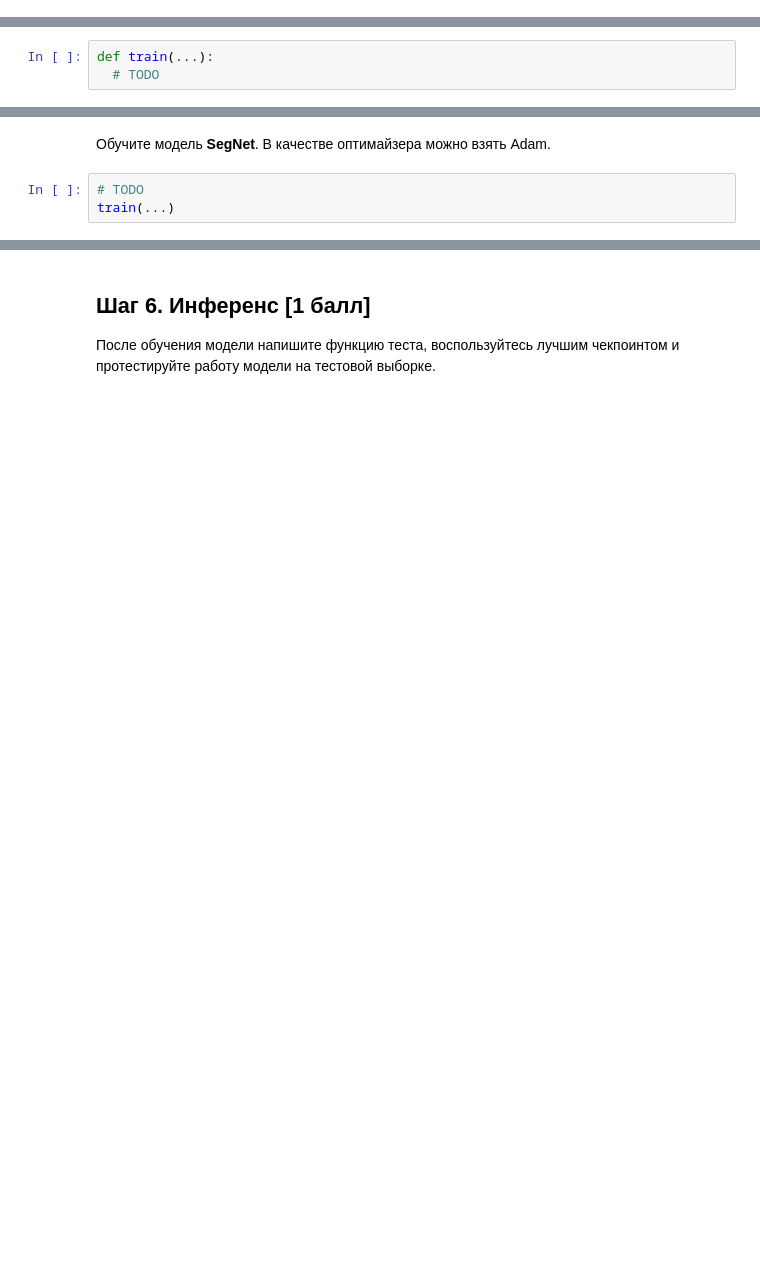
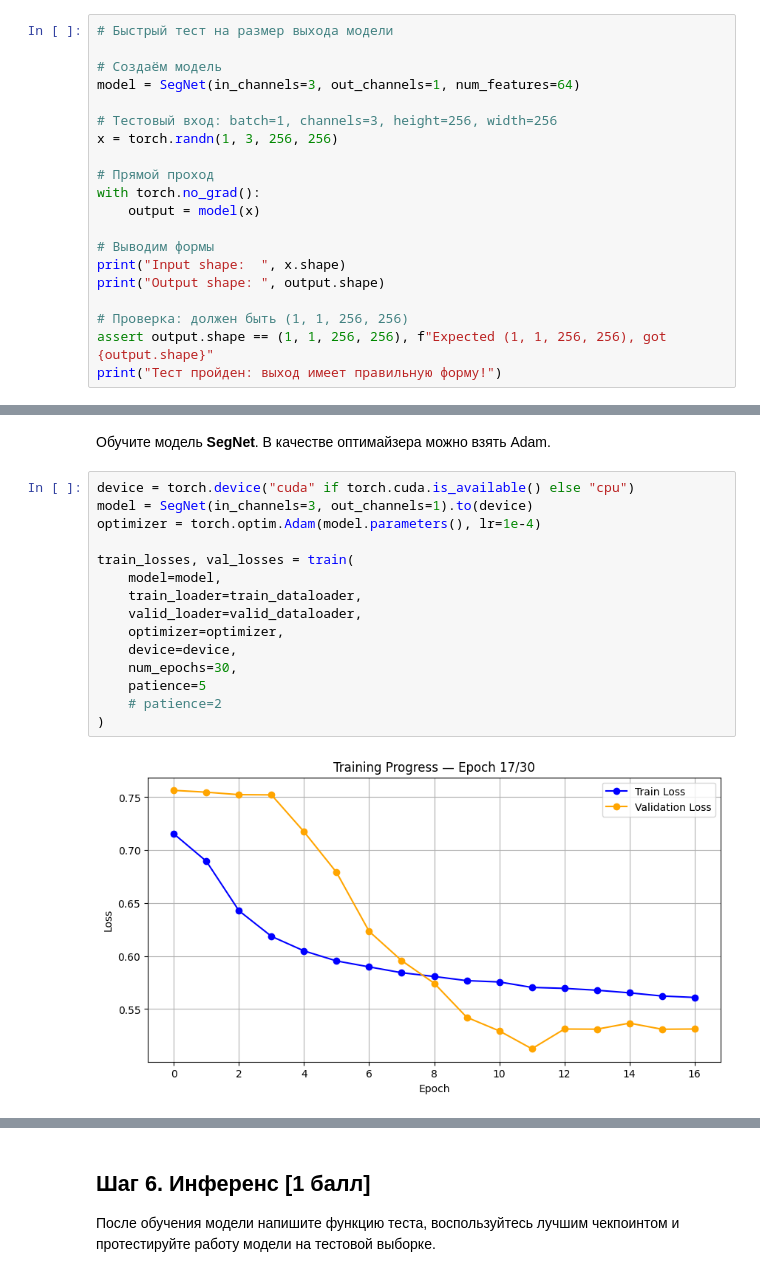
Before and after one commit to skytecat/DLS, a Jupyter notebook: hw_6_semantic_segmentation.ipynb, the cells around one changed output, grey strips where cells are left out. Cells and saved outputs as stored; diff of their text form; blank space fills up the shorter version.

```diff
--- a/hw_6_semantic_segmentation.ipynb
+++ b/hw_6_semantic_segmentation.ipynb
@@ -577,3 +575,23 @@ class SegNet(nn.Module):
         x = self.decoder3(x, indices1)
         output = self.decoder4(x, indices0)
         return output  # no activation
+# %%
+# Быстрый тест на размер выхода модели
+
+# Создаём модель
+model = SegNet(in_channels=3, out_channels=1, num_features=64)
+
+# Тестовый вход: batch=1, channels=3, height=256, width=256
+x = torch.randn(1, 3, 256, 256)
+
+# Прямой проход
+with torch.no_grad():
+    output = model(x)
+
+# Выводим формы
+print("Input shape:  ", x.shape)
+print("Output shape: ", output.shape)
+
+# Проверка: должен быть (1, 1, 256, 256)
+assert output.shape == (1, 1, 256, 256), f"Expected (1, 1, 256, 256), got {output.shape}"
+print("Тест пройден: выход имеет правильную форму!")
@@ -588,3 +607,0 @@ from tqdm.notebook import tqdm
-# %%
-def train(...):
-  # TODO
@@ -591,5 +700,19 @@ def train(...):
 # %% [markdown]
 Обучите модель **SegNet**. В качестве оптимайзера можно взять Adam.
-# %%
-# TODO
-train(...)
+# %%
+device = torch.device("cuda" if torch.cuda.is_available() else "cpu")
+model = SegNet(in_channels=3, out_channels=1).to(device)
+optimizer = torch.optim.Adam(model.parameters(), lr=1e-4)
+
+train_losses, val_losses = train(
+    model=model,
+    train_loader=train_dataloader,
+    valid_loader=valid_dataloader,
+    optimizer=optimizer,
+    device=device,
+    num_epochs=30,
+    patience=5
+    # patience=2
+)
+# %% [output]
+[figure, added]
```
Also changed, not shown: parts of 11 cells of this notebook.
